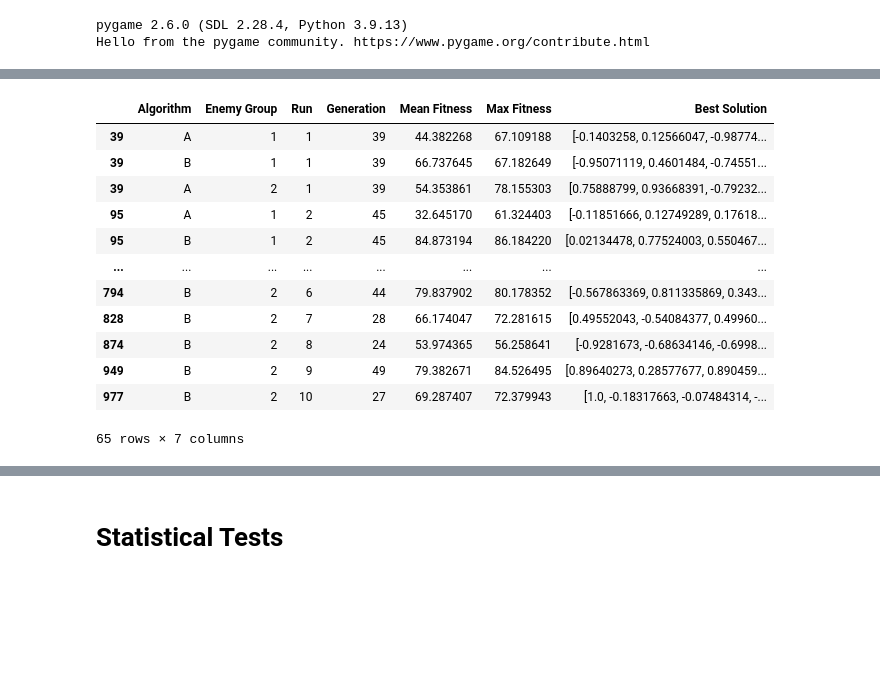
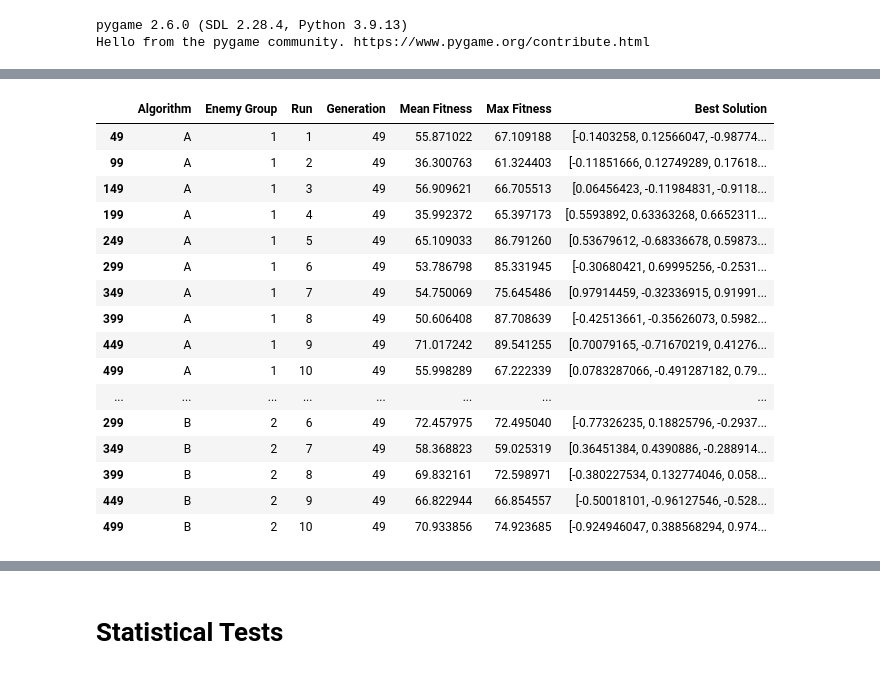
Before and after one commit to koenweverink/EvoMan36, a Jupyter notebook: Task2/plotting.ipynb, the cells around one changed output, grey strips where cells are left out. Saved outputs shown, nothing was run; the diff lists cells and outputs as text; code cells hidden in the pictures; blank space fills up the shorter version.

```diff
--- a/Task2/plotting.ipynb
+++ b/Task2/plotting.ipynb
@@ -17,7 +17,7 @@ Hello from the pygame community. https://www.pygame.org/contribute.html
 results_EA1_EG1 = pd.read_csv('results\\results_EA1_EG1.csv')
 results_EA2_EG1 = pd.read_csv('results\\results_EA2_EG1_v2.csv')
 results_EA1_EG2 = pd.read_csv('results\\results_EA1_EG2.csv')
-results_EA2_EG2 = pd.read_csv('results\\results_EA2_EG2_v2.csv')
+results_EA2_EG2 = pd.read_csv('results\\results_EA2_EG2_v3.csv')
 
 # Do the same here for group 2
 # %%
@@ -142,19 +142,23 @@ def calculate_gain(solution, enemy_group, experiment_name, n_hidden_neurons, num
 # %%
 results_all['Best Solution'] = results_all['Best Solution'].apply(parse_solution_string)
 # %%
-results_best = results_all.loc[results_all.groupby(['Algorithm', 'Enemy Group', 'Run'])['Max Fitness'].idxmax()].drop_duplicates(subset=['Algorithm', 'Enemy Group', 'Run', 'Max Fitness'])
+results_best = results_all.groupby(['Algorithm', 'Enemy Group', 'Run']).tail(1)
 results_best
 # %% [output]
 |  | Algorithm | Enemy Group | Run | Generation | Mean Fitness | Max Fitness | Best Solution |
-| 39 | A | 1 | 1 | 39 | 44.382268 | 67.109188 | [-0.1403258, 0.12566047, -0.98774... |
-| 39 | B | 1 | 1 | 39 | 66.737645 | 67.182649 | [-0.95071119, 0.4601484, -0.74551... |
-| 39 | A | 2 | 1 | 39 | 54.353861 | 78.155303 | [0.75888799, 0.93668391, -0.79232... |
-| 95 | A | 1 | 2 | 45 | 32.645170 | 61.324403 | [-0.11851666, 0.12749289, 0.17618... |
-| 95 | B | 1 | 2 | 45 | 84.873194 | 86.184220 | [0.02134478, 0.77524003, 0.550467... |
+| 49 | A | 1 | 1 | 49 | 55.871022 | 67.109188 | [-0.1403258, 0.12566047, -0.98774... |
+| 99 | A | 1 | 2 | 49 | 36.300763 | 61.324403 | [-0.11851666, 0.12749289, 0.17618... |
+| 149 | A | 1 | 3 | 49 | 56.909621 | 66.705513 | [0.06456423, -0.11984831, -0.9118... |
+| 199 | A | 1 | 4 | 49 | 35.992372 | 65.397173 | [0.5593892, 0.63363268, 0.6652311... |
+| 249 | A | 1 | 5 | 49 | 65.109033 | 86.791260 | [0.53679612, -0.68336678, 0.59873... |
+| 299 | A | 1 | 6 | 49 | 53.786798 | 85.331945 | [-0.30680421, 0.69995256, -0.2531... |
+| 349 | A | 1 | 7 | 49 | 54.750069 | 75.645486 | [0.97914459, -0.32336915, 0.91991... |
+| 399 | A | 1 | 8 | 49 | 50.606408 | 87.708639 | [-0.42513661, -0.35626073, 0.5982... |
+| 449 | A | 1 | 9 | 49 | 71.017242 | 89.541255 | [0.70079165, -0.71670219, 0.41276... |
+| 499 | A | 1 | 10 | 49 | 55.998289 | 67.222339 | [0.0783287066, -0.491287182, 0.79... |
 | ... | ... | ... | ... | ... | ... | ... | ... |
-| 794 | B | 2 | 6 | 44 | 79.837902 | 80.178352 | [-0.567863369, 0.811335869, 0.343... |
-| 828 | B | 2 | 7 | 28 | 66.174047 | 72.281615 | [0.49552043, -0.54084377, 0.49960... |
-| 874 | B | 2 | 8 | 24 | 53.974365 | 56.258641 | [-0.9281673, -0.68634146, -0.6998... |
-| 949 | B | 2 | 9 | 49 | 79.382671 | 84.526495 | [0.89640273, 0.28577677, 0.890459... |
-| 977 | B | 2 | 10 | 27 | 69.287407 | 72.379943 | [1.0, -0.18317663, -0.07484314, -... |
+| 299 | B | 2 | 6 | 49 | 72.457975 | 72.495040 | [-0.77326235, 0.18825796, -0.2937... |
+| 349 | B | 2 | 7 | 49 | 58.368823 | 59.025319 | [0.36451384, 0.4390886, -0.288914... |
+| 399 | B | 2 | 8 | 49 | 69.832161 | 72.598971 | [-0.380227534, 0.132774046, 0.058... |
+| 449 | B | 2 | 9 | 49 | 66.822944 | 66.854557 | [-0.50018101, -0.96127546, -0.528... |
+| 499 | B | 2 | 10 | 49 | 70.933856 | 74.923685 | [-0.924946047, 0.388568294, 0.974... |
-65 rows × 7 columns
```
Also changed, not shown: parts of 13 cells of this notebook, 4 other files.
